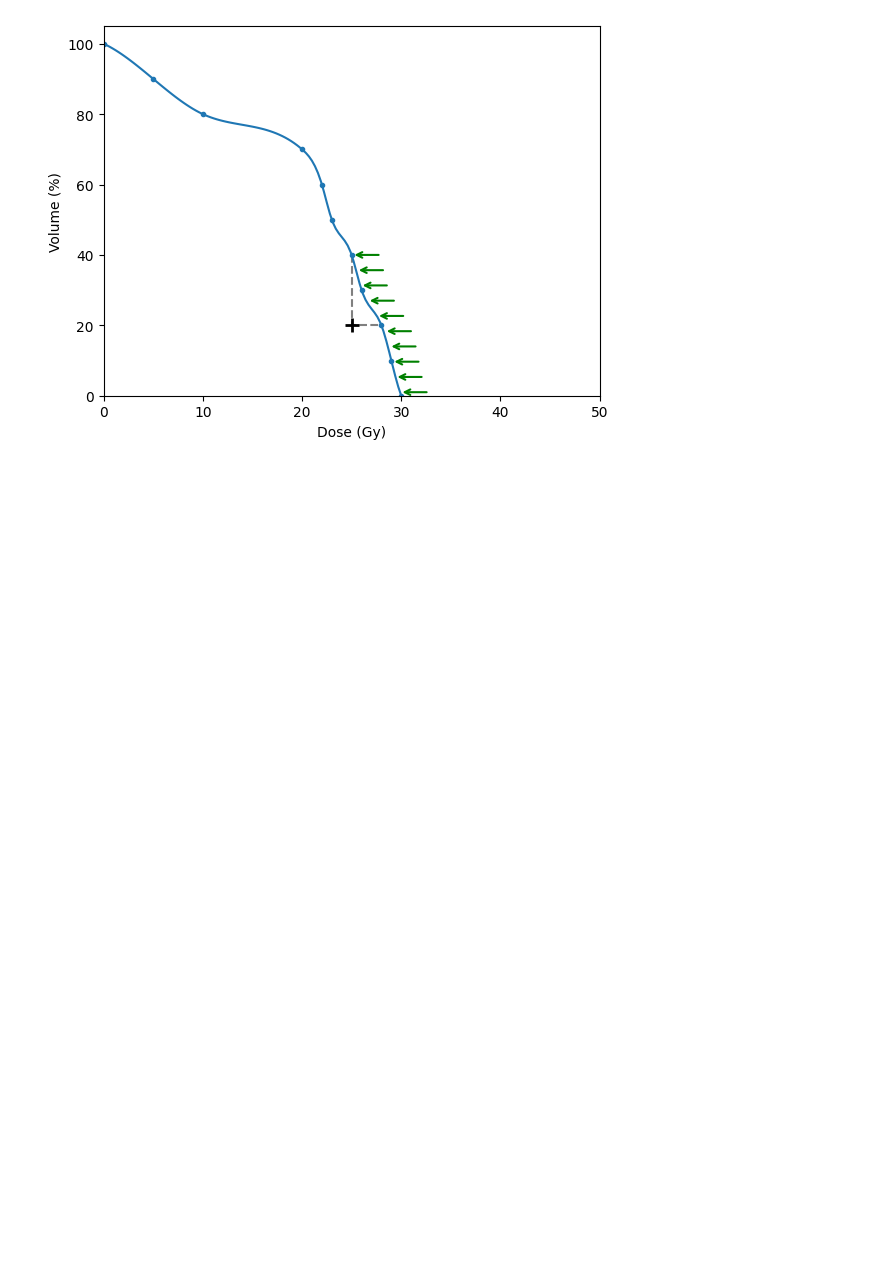
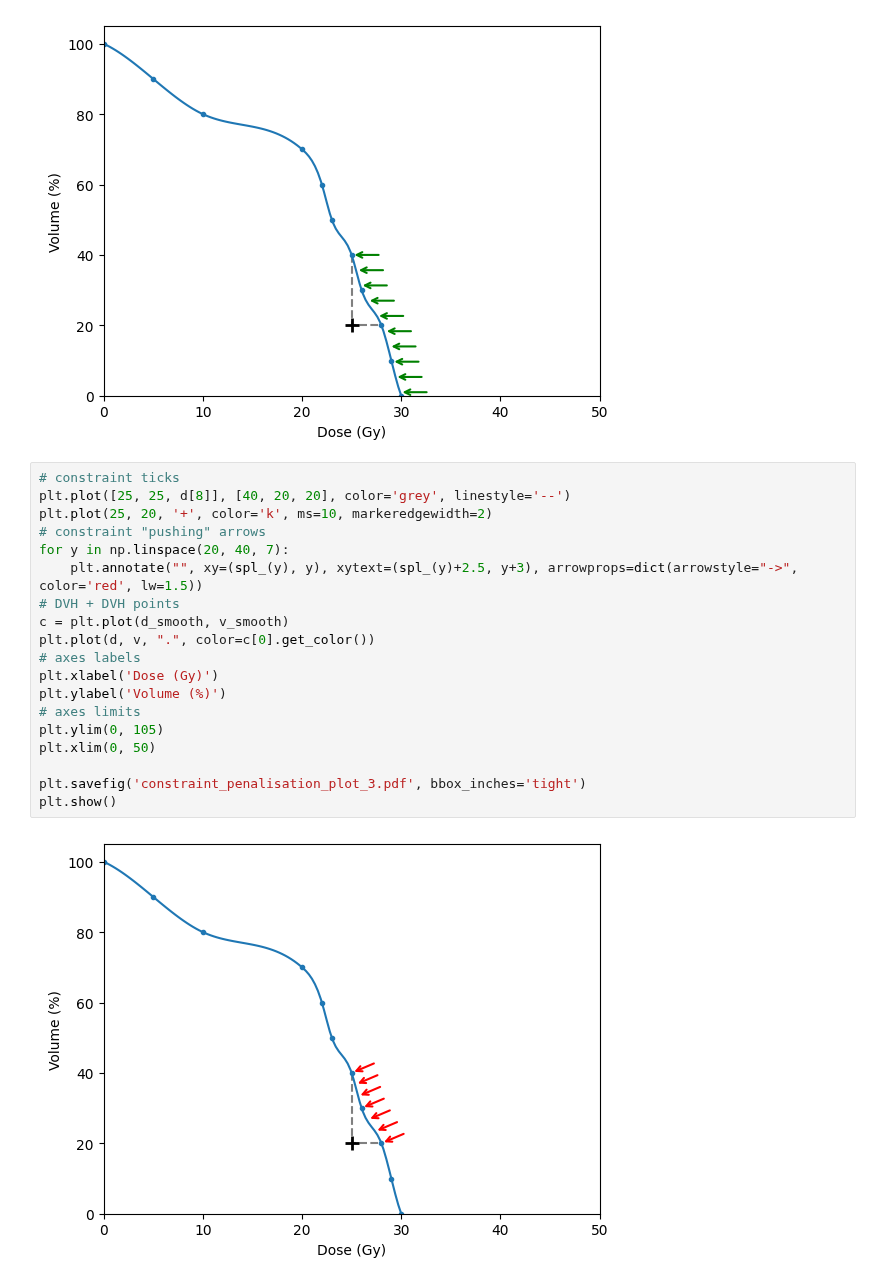
Before and after one commit to pauldubois98/PhD, a Jupyter notebook: 3_dosimetry_optimization/constraint_visualization_nb.ipynb, the cells around one changed output. Cells and saved outputs as stored; diff of their text form; blank space fills up the shorter version.

Commit message:
constraint_penalisation_plot_3

```diff
--- a/3_dosimetry_optimization/constraint_visualization_nb.ipynb
+++ b/3_dosimetry_optimization/constraint_visualization_nb.ipynb
@@ -179,3 +179,24 @@ plt.savefig('constraint_penalisation_plot_2.pdf', bbox_inches='tight')
 plt.show()
 # %% [output]
 [figure]
+# %%
+# constraint ticks
+plt.plot([25, 25, d[8]], [40, 20, 20], color='grey', linestyle='--')
+plt.plot(25, 20, '+', color='k', ms=10, markeredgewidth=2)
+# constraint "pushing" arrows
+for y in np.linspace(20, 40, 7):
+    plt.annotate("", xy=(spl_(y), y), xytext=(spl_(y)+2.5, y+3), arrowprops=dict(arrowstyle="->", color='red', lw=1.5))
+# DVH + DVH points
+c = plt.plot(d_smooth, v_smooth)
+plt.plot(d, v, ".", color=c[0].get_color())
+# axes labels
+plt.xlabel('Dose (Gy)')
+plt.ylabel('Volume (%)')
+# axes limits
+plt.ylim(0, 105)
+plt.xlim(0, 50)
+
+plt.savefig('constraint_penalisation_plot_3.pdf', bbox_inches='tight')
+plt.show()
+# %% [output]
+[figure, added]
```
